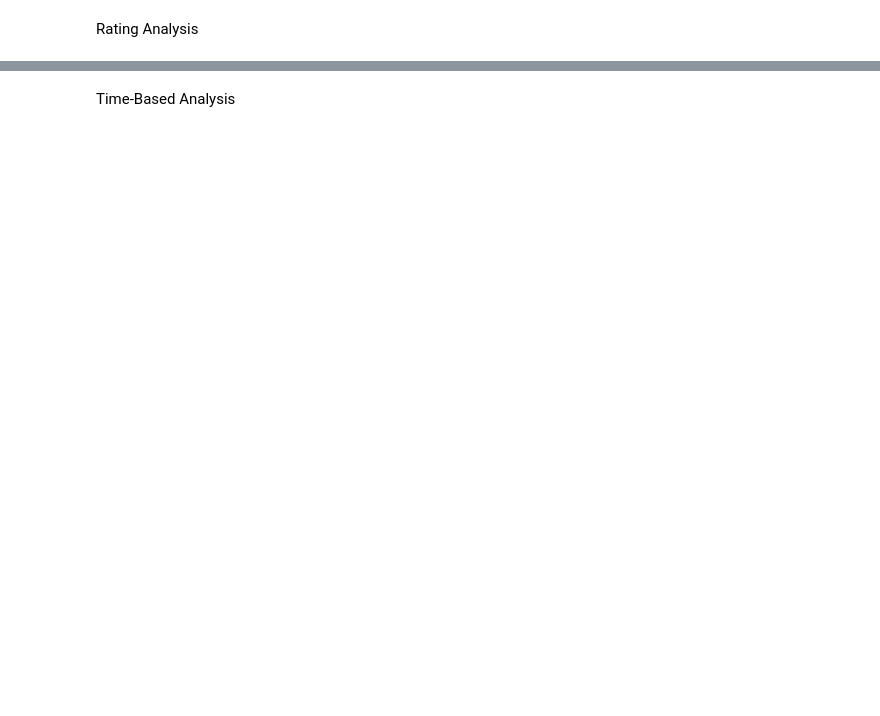
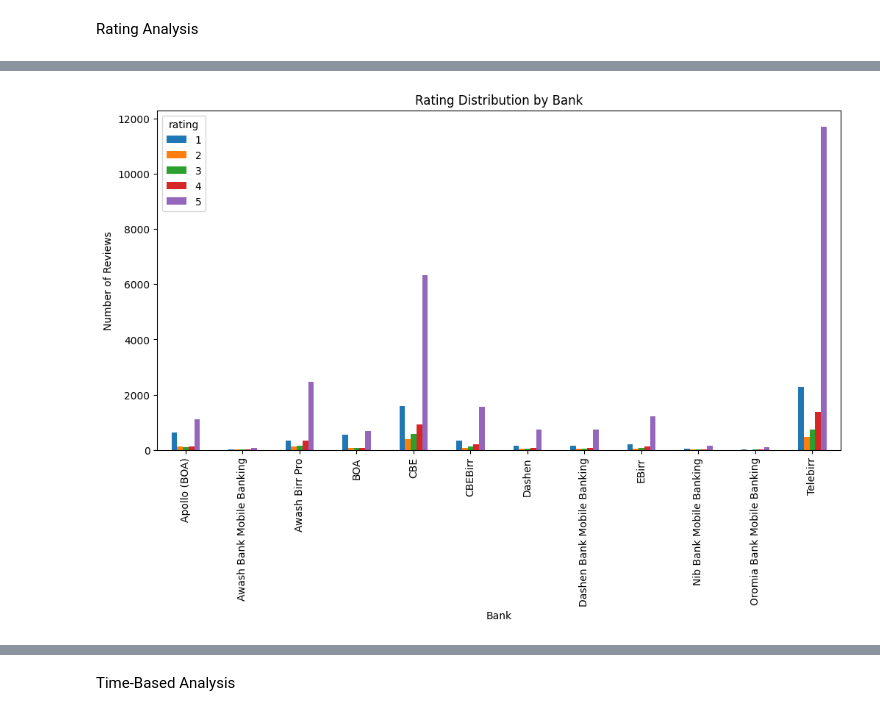
Before and after one commit to Dana-21-21/Data_Scraping_and-_EDA_Qiyas, a Jupyter notebook: Data_Scraping_and-_EDA_Qiyas.ipynb, the cells around one changed output, grey strips where cells are left out. Saved outputs shown, nothing was run; the diff lists cells and outputs as text; code cells hidden in the pictures; blank space fills up the shorter version.

```diff
--- a/Data_Scraping_and-_EDA_Qiyas.ipynb
+++ b/Data_Scraping_and-_EDA_Qiyas.ipynb
@@ -262,3 +333,16 @@ plt.show()
+# %%
+rating_dist = df.groupby('bank')['rating'].value_counts().unstack().fillna(0)
+
+rating_dist.plot(
+    kind='bar',
+    figsize=(12,6)
+)
+plt.title("Rating Distribution by Bank")
+plt.xlabel("Bank")
+plt.ylabel("Number of Reviews")
+plt.show()
+# %% [output]
+[figure, added]
 # %%
 df.groupby('bank')['rating'].mean().sort_values(
     ascending=False
```
Also changed, not shown: parts of 17 cells of this notebook.
